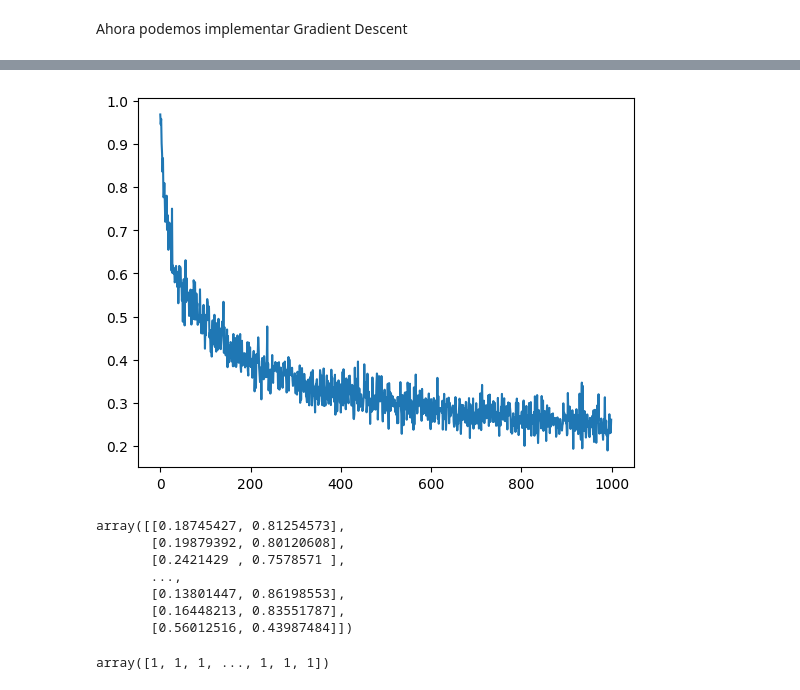
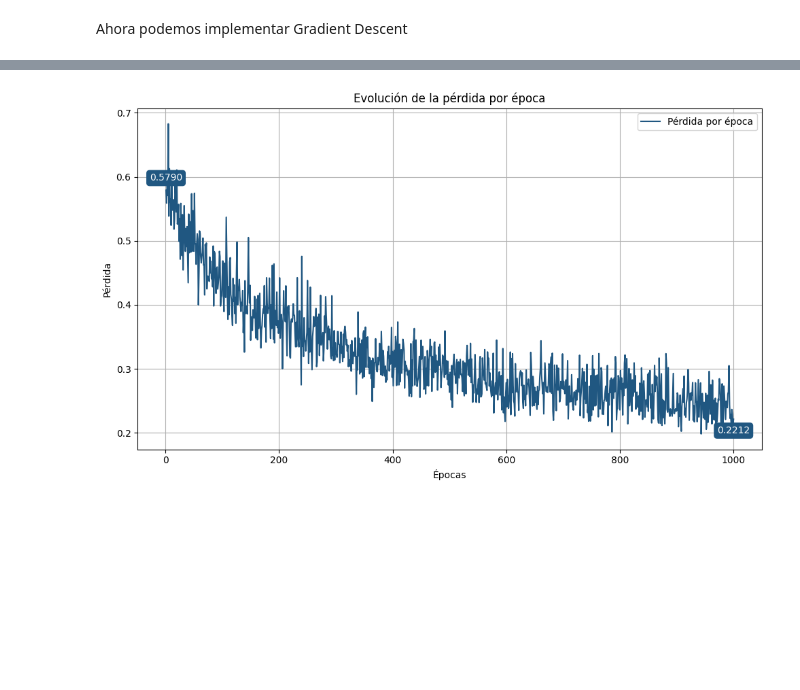
Before and after one commit to pedro9olivares/Bourbaki, a Jupyter notebook: Matematicas-para-la-Ciencia-de-Datos/Modulo-III/Gradiente_descendiente_Regresión_logística/Gradiente_descendiente_Regresión_logística.ipynb, the cells around one changed output, grey strips where cells are left out. Cells and saved outputs as stored; diff of their text form; code cells hidden in the pictures; blank space fills up the shorter version.

```diff
--- a/Matematicas-para-la-Ciencia-de-Datos/Modulo-III/Gradiente_descendiente_Regresión_logística/Gradiente_descendiente_Regresión_logística.ipynb
+++ b/Matematicas-para-la-Ciencia-de-Datos/Modulo-III/Gradiente_descendiente_Regresión_logística/Gradiente_descendiente_Regresión_logística.ipynb
@@ -603,6 +552,6 @@ array([0, 1, 0, 0, 0, 0, 1, 1, 0, 0, 0, 0, 0, 0, 1, 0, 0, 1, 1, 1, 1, 0,
        1, 0])
 # %%
-def batch_gradient_descent(x, y, w, b, net, batch_size, learning_rate=0.1, num_epochs=10):
+def batch_gradient_descent(x, y, w, b, batch_size, learning_rate=0.1, num_epochs=10):
   m = x.shape[0]
   J_all = []
 
@@ -613,12 +562,12 @@ def batch_gradient_descent(x, y, w, b, net, batch_size, learning_rate=0.1, num_e
 
     y_probs = net_s(x_batch, w, b)
 
-    gradient_w = grad_softmax_cross_entropy_for_w(x_batch,y_batch,w,b)
-    gradient_b = grad_softmax_cross_entropy_for_b(x_batch,y_batch,w,b)
+    gradient_w = grad_for_w(x_batch,y_batch,w,b)
+    gradient_b = grad_for_b(x_batch,y_batch,w,b)
 
     #Actualizamos los paramentros
-    w = w - (learning_rate)*gradient_w
-    b = b - (learning_rate)*gradient_b
+    w = w - (learning_rate) * gradient_w
+    b = b - (learning_rate) * gradient_b
 
     J_all.append(cross_entropy(y_probs, y_batch))
 
@@ -630,7 +579,7 @@ B = np.zeros(num_outputs) # Jugaremos con este parametro
 learning_rate = 0.01
 num_epochs = 1000
 # %%
-J_all, W, B = batch_gradient_descent(X_prob, Y_prob, W, B, net, batch_size, learning_rate, num_epochs)
+J_all, W, B = batch_gradient_descent(X_prob, Y_prob, W, B, batch_size, learning_rate, num_epochs)
 Y_hat = net(X_prob, W, B)
 J = cross_entropy(Y_hat, Y_prob)
 print("Cost: ", J)
@@ -661,25 +610,36 @@ print(J_all)
-# %%
-perdida_por_epoca = np.array(J_all).reshape(-1,1)
-plt.plot(perdida_por_epoca)
-plt.show()
-# %% [output]
-[figure, removed]
-# %%
-# Las probabilidades que predecimos para cada fila de nuestros datos
-net(X_prob, W, B)
-# %% [output]
-array([[0.18745427, 0.81254573],
-       [0.19879392, 0.80120608],
-       [0.2421429 , 0.7578571 ],
-       ...,
-       [0.13801447, 0.86198553],
-       [0.16448213, 0.83551787],
-       [0.56012516, 0.43987484]])
-# %%
-# La etiqueta verdadera de nuestros datos
-Y_prob
-# %% [output]
-array([1, 1, 1, ..., 1, 1, 1])
+# %%
+perdida_por_epoca = np.array(J_all)
+
+# Define x and y values
+y_vals = perdida_por_epoca
+x_vals = np.arange(1, len(y_vals) + 1)
+
+# Choose color
+color = '#205781'
+
+plt.figure(figsize=(10, 6))
+plt.plot(x_vals, y_vals, color=color, label='Pérdida por época')
+
+# Annotate first and last epochs
+for i in [0, -1]:
+    plt.annotate(f'{y_vals[i]:.4f}',
+                 (x_vals[i], y_vals[i]),
+                 textcoords="offset points",
+                 xytext=(0, 10 if i == 0 else -15),
+                 ha='center',
+                 color='white',
+                 bbox=dict(boxstyle="round,pad=0.3", edgecolor=color, facecolor=color))
+
+# Labels and grid
+plt.xlabel("Épocas")
+plt.ylabel("Pérdida")
+plt.title("Evolución de la pérdida por época")
+plt.grid(True)
+plt.legend()
+plt.tight_layout()
+plt.show()
+# %% [output]
+[figure, added]
 # %%
 accuracy(net(X_prob, W, B),Y_prob)
 # %% [output]
```
Also changed, not shown: parts of 62 cells of this notebook.
